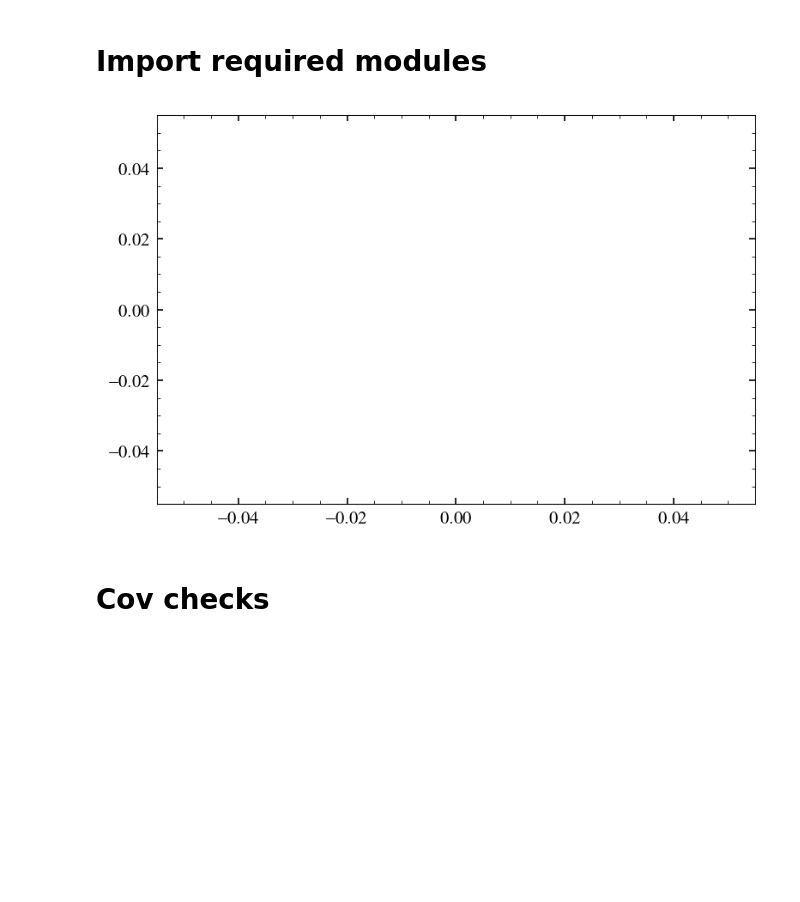
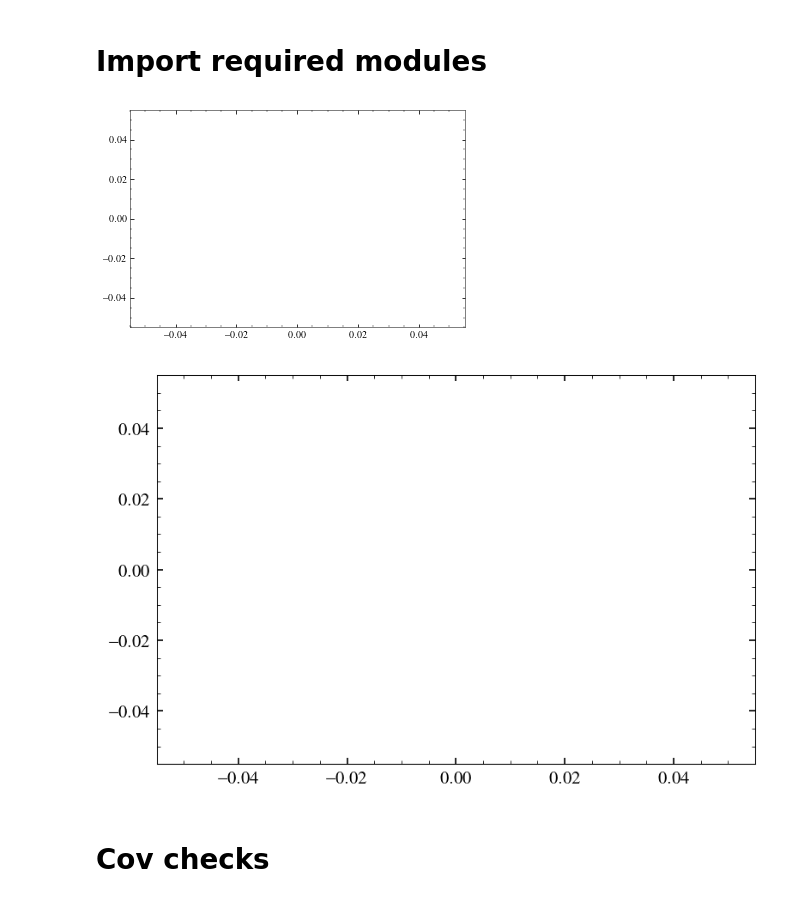
Before and after one commit to sriniraghunathan/tSZ_2pt_SPT_SPIRE, a Jupyter notebook: fit_for_tsz_cib.ipynb, the cells around one changed output. Saved outputs shown, nothing was run; the diff lists cells and outputs as text; code cells hidden in the pictures; blank space fills up the shorter version.

```diff
--- a/fit_for_tsz_cib.ipynb
+++ b/fit_for_tsz_cib.ipynb
@@ -23,12 +20,14 @@ import tools
 # %%
 ##plot(); show()
 # %%
+plot(); show()
 rcParams['figure.dpi'] = 150
 rcParams['font.family'] = 'serif'
 rcParams['figure.facecolor'] = 'white'
 plot(); show()
 # %% [output]
-[figure, old version]
+[figure, new version]
+[figure, added]
 # %%
 def make_ver_shades(ax, yarr, colorval = 'gray', alphaval = 0.05, zorder = -10):
     axhline(0., lw = 0.5, alpha = 0.2)
```
Also changed, not shown: parts of 6 cells of this notebook, 21 other files.
